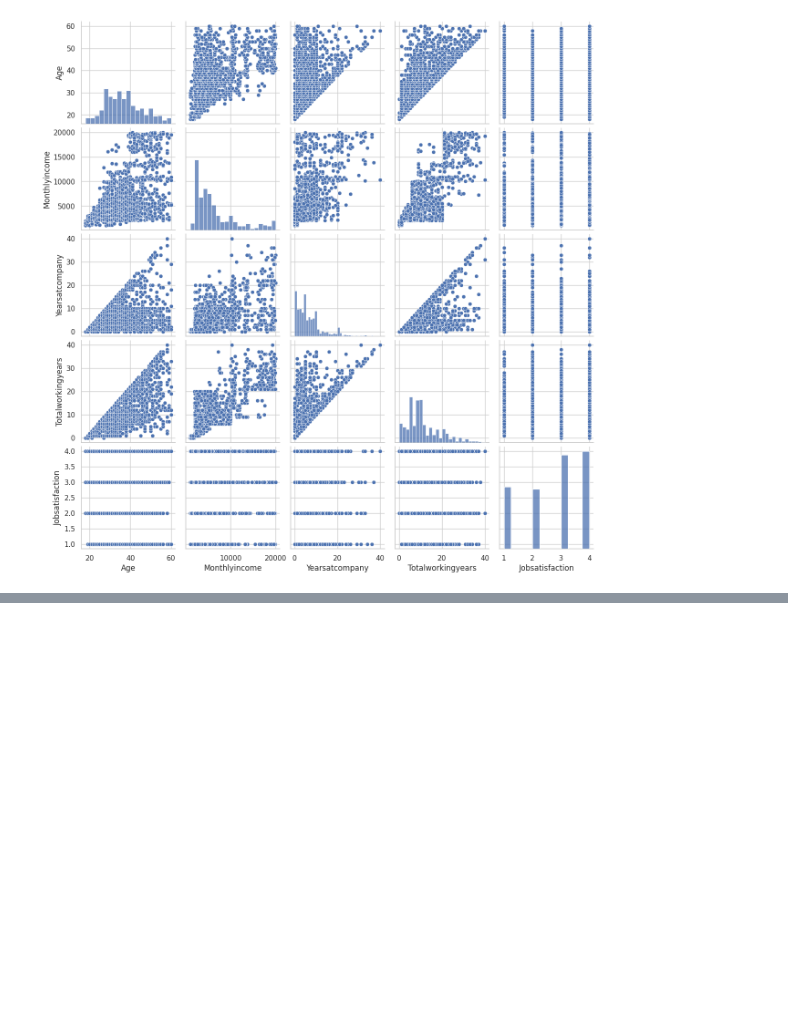
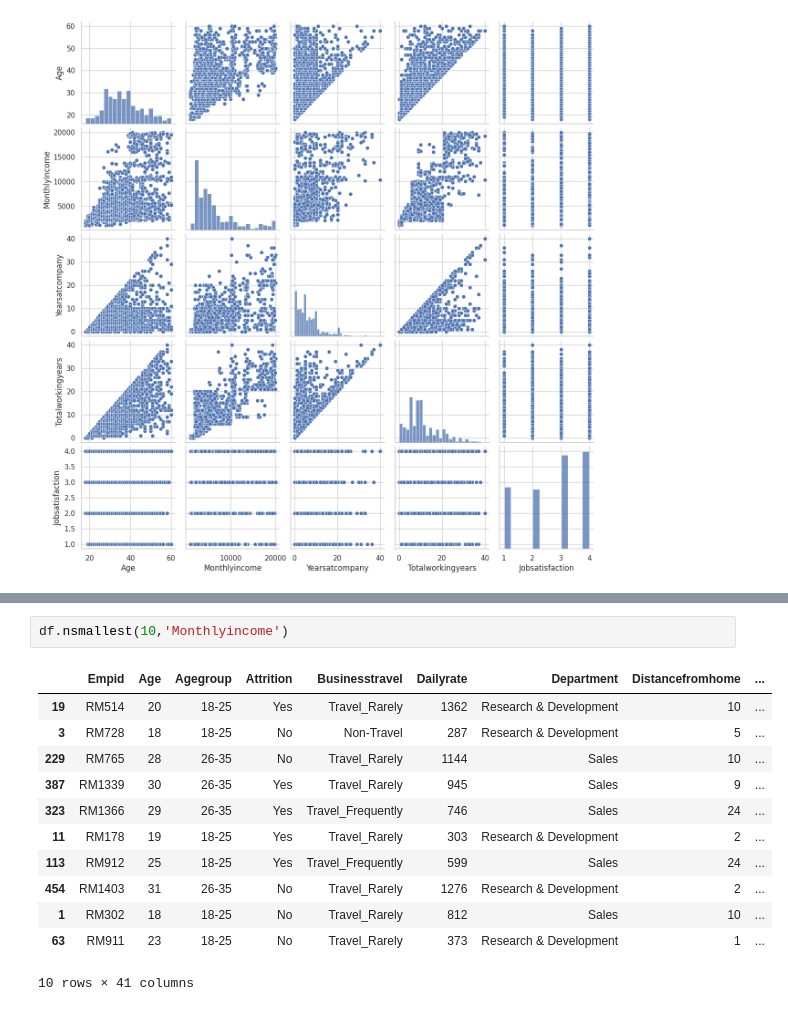
Before and after one commit to Rohit3435/HR-Analytics-PowerBI-Dashboard, a Jupyter notebook: HR_Analytics_End_to_End_Project.ipynb, the cells around one changed output, grey strips where cells are left out. Drawn from its saved outputs; the diff is of its cells as text; blank space fills up the shorter version.

```diff
--- a/HR_Analytics_End_to_End_Project.ipynb
+++ b/HR_Analytics_End_to_End_Project.ipynb
@@ -334,0 +350,15 @@ sns.pairplot(df[['Age',
+# %%
+df.nsmallest(10,'Monthlyincome')
+# %% [output]
+|  | Empid | Age | Agegroup | Attrition | Businesstravel | Dailyrate | Department | Distancefromhome | ... |
+| 19 | RM514 | 20 | 18-25 | Yes | Travel_Rarely | 1362 | Research & Development | 10 | ... |
+| 3 | RM728 | 18 | 18-25 | No | Non-Travel | 287 | Research & Development | 5 | ... |
+| 229 | RM765 | 28 | 26-35 | No | Travel_Rarely | 1144 | Sales | 10 | ... |
+| 387 | RM1339 | 30 | 26-35 | Yes | Travel_Rarely | 945 | Sales | 9 | ... |
+| 323 | RM1366 | 29 | 26-35 | Yes | Travel_Frequently | 746 | Sales | 24 | ... |
+| 11 | RM178 | 19 | 18-25 | Yes | Travel_Rarely | 303 | Research & Development | 2 | ... |
+| 113 | RM912 | 25 | 18-25 | Yes | Travel_Frequently | 599 | Sales | 24 | ... |
+| 454 | RM1403 | 31 | 26-35 | No | Travel_Rarely | 1276 | Research & Development | 2 | ... |
+| 1 | RM302 | 18 | 18-25 | No | Travel_Rarely | 812 | Sales | 10 | ... |
+| 63 | RM911 | 23 | 18-25 | No | Travel_Rarely | 373 | Research & Development | 1 | ... |
+10 rows × 41 columns
```
Also changed, not shown: parts of 1 cell of this notebook.
